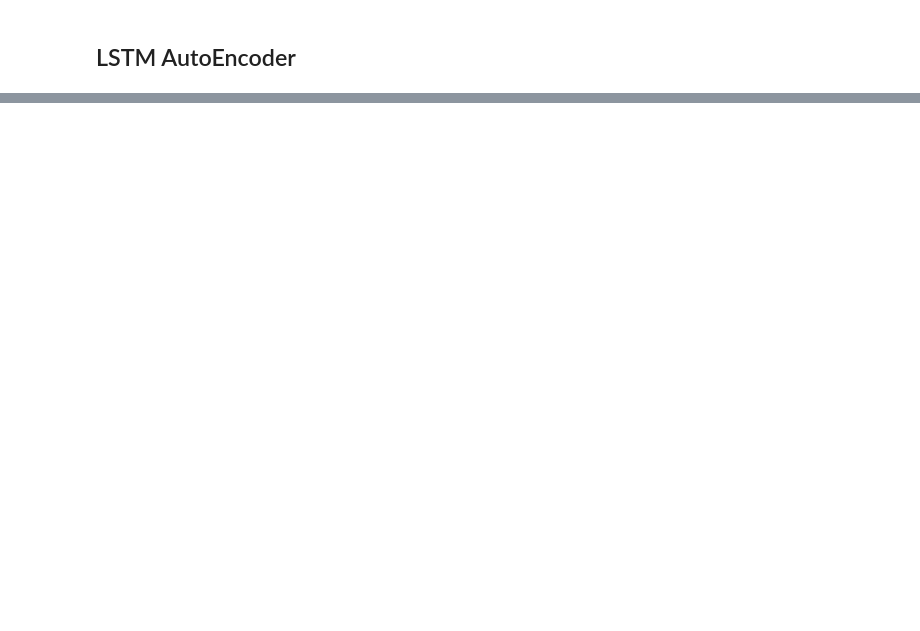
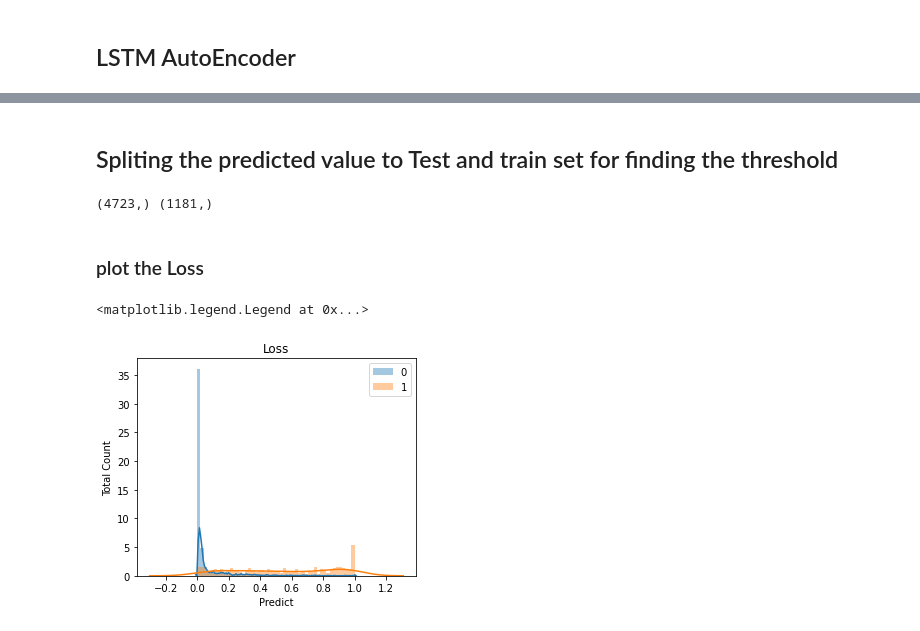
Before and after one commit to Troy-Cao/LWB-Risk-Cient-Detection, a Jupyter notebook: LSTM_Anomaly_Detection.ipynb, the cells around one changed output, grey strips where cells are left out. Drawn from its saved outputs; the diff is of its cells as text; code cells hidden in the pictures; blank space fills up the shorter version.

```diff
--- a/LSTM_Anomaly_Detection.ipynb
+++ b/LSTM_Anomaly_Detection.ipynb
@@ -192,0 +295,11 @@ InvalidArgumentError: ignored
+# %%
+# build the client column
+client=[]
+for i in range(preidct_df.shape[1]):
+  client+=Client
+# %%
+# build the datafame
+dataset=pd.DataFrame(zip(value_all,name_all,true_all),columns=['Predict','Month','Label'])
+dataset['Client_id']=client
+dataset.set_index(['Month','Client_id'],inplace=True)
+dataset
@@ -192,0 +321,2 @@ InvalidArgumentError: ignored
+# %% [markdown]
+## Spliting the predicted value to Test and train set for finding the threshold
@@ -192,0 +325,29 @@ InvalidArgumentError: ignored
+# %%
+rate=0.2
+train, test = train_test_split(dataset, test_size=rate, random_state=5)
+# %%
+'''split the datasets'''
+# X
+train_xth = train.Predict
+test_xth = test.Predict
+
+# Y
+train_yth = train.Label
+test_yth = test.Label
+
+print(train_xth.shape,test_xth.shape)
+# %% [output]
+(4723,) (1181,)
+# %% [markdown]
+### plot the Loss
+# %%
+import seaborn as sns
+fig, ax = plt.subplots(figsize=(5, 4))
+for i in [0,1]:
+  sns.distplot(train_xth.loc[train.Label==i], bins=50,kde=True)
+ax.set_ylabel('Total Count')
+ax.set_title('Loss')
+ax.legend('01')
+# %% [output]
+<matplotlib.legend.Legend at 0x...>
+[figure, added]
```
Also changed, not shown: parts of 29 cells of this notebook.
